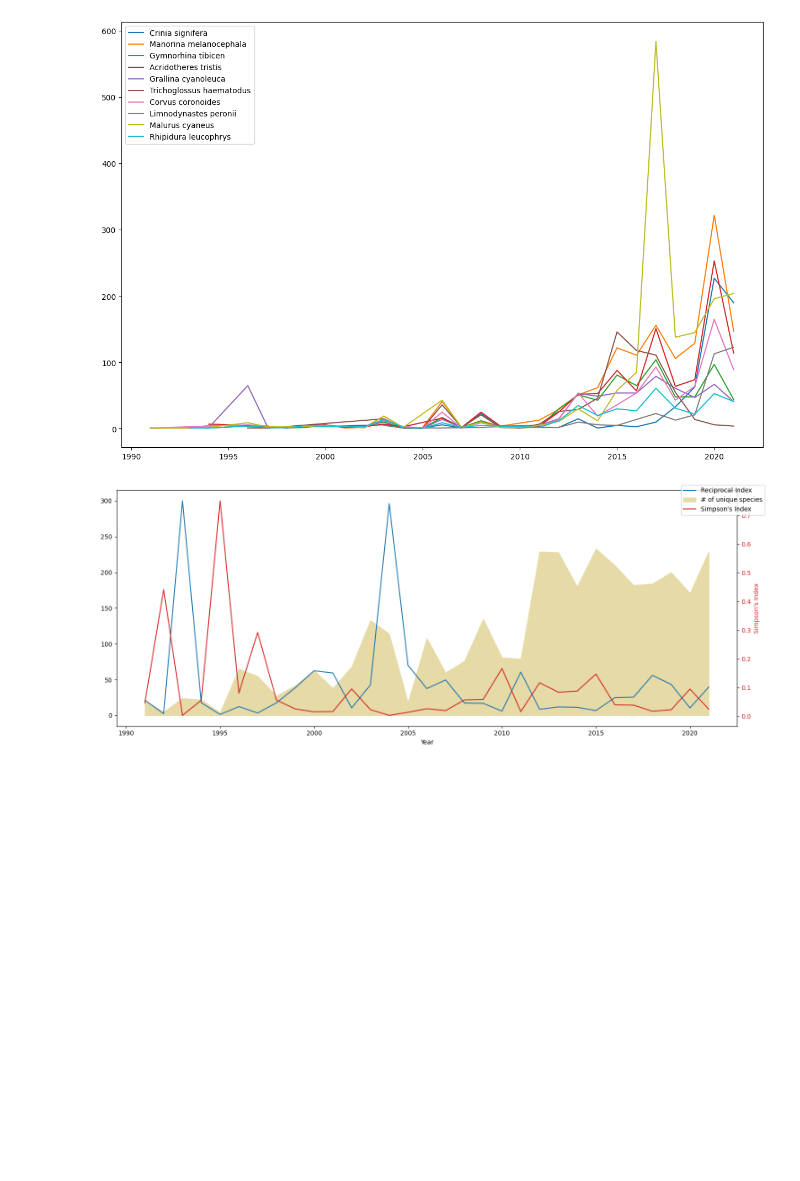
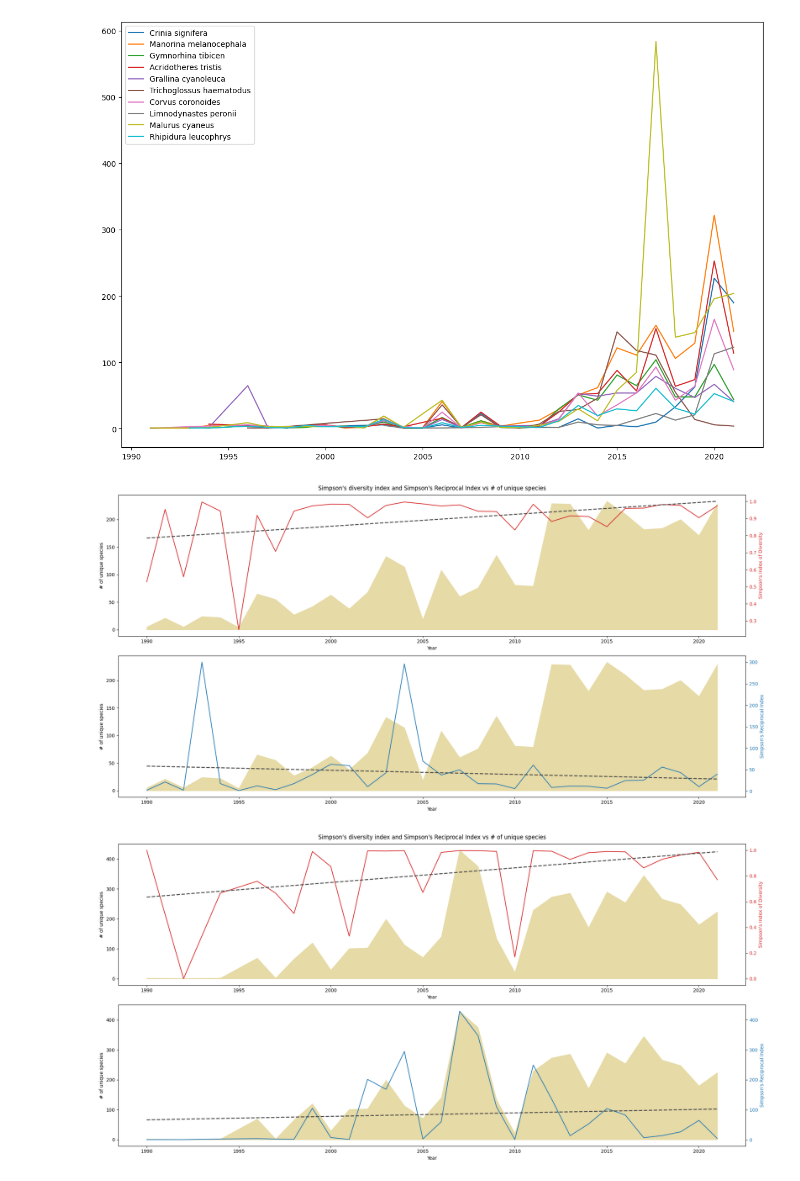
Before and after one commit to ninnzz/savekoalaplease, a Jupyter notebook: process.ipynb, the cells around one changed output. Drawn from its saved outputs; the diff is of its cells as text; code cells hidden in the pictures; blank space fills up the shorter version.

Commit message:
added new visualization

```diff
--- a/process.ipynb
+++ b/process.ipynb
@@ -152,5 +154,5 @@ plt.show()
 # %%
-start_date = "1991-1-1"
+start_date = "1990-1-1"
 end_date = "2021-12-31"
 
 def get_date_bounded(df, start_date, end_date):
@@ -193,50 +195,74 @@ def get_species_divserity_score(df):
     https://geographyfieldwork.com/Simpson'sDiversityIndex.htm
 
     Will use Simpson's Reciprocal Index and Simpson's index
     - its easier to understand, score range is 1-N where N is total number of species
     - not affected by rare species count
     N(N-1) / sum(n(n-1))
     """
     year_range = df.date_clean.dt.year.unique()
     yoy_index = []
 #     a = [1, 2, 10, 1, 1]
 #     b = [4, 5, 6]
 #     for year in [2001, 2002]:
 
     for year in year_range:
         _count = df[df.date_clean.dt.year == year].final_count.groupby([df.species]).agg("sum").values
         _total = 0
         for v in _count:
             _total += v * (v-1)
 
         _n = sum(_count)
         index = _total / ((_n * (_n - 1)) or 1)
         r_index = 1 / (index or 1)
         # print(year ,len(_count), _total)
         # Return year, index, and total # of species, # total num of organism
-        yoy_index.append((year, index, r_index, len(_count), _n))
+        yoy_index.append((year, 1 - index, r_index, len(_count), _n))
     return np.array(sorted(yoy_index))
+
+def display_simpsons_index(data):
+    """
+    Shows a graph of unique species count vs simpsons index and reciprocal index
+    """
+    fig, (ax1, ax2) = plt.subplots(2, figsize=(20,10))
+    ax1.set_xlabel("Year")
+    ax2.set_xlabel("Year")
+
+    ax1.fill_between(data[:, 0], data[:, 3], color="#E6DAA6", label="# of unique species")
+    _ax1 = ax1.twinx()
+    _ax1.set_ylabel("Simpson's Index of Diversity", color="tab:red")  # we already handled the x-label with ax1
+    _ax1.plot(data[:, 0], data[:, 1], color="tab:red", label="Simpson's Index of Diversity")
+    ax1.set_ylabel("# of unique species")
+    _ax1.tick_params(axis='y', labelcolor="tab:red")
+
+    # add trend line
+    z = np.polyfit(data[:, 0], data[:, 1], 1)
+    p = np.poly1d(z)
+    _ax1.plot(data[:, 0], p(data[:, 0]), color="#4a4a4a", linewidth=2, linestyle="--")
+
+    ax2.fill_between(data[:, 0], data[:, 3], color="#E6DAA6", label="# of unique species")
+    _ax2 = ax2.twinx()
+    _ax2.set_ylabel("Simpson's Reciprocal Index", color="tab:blue")  # we already handled the x-label with ax1
+    _ax2.plot(data[:, 0], data[:, 2], color="tab:blue", label="Simpson's Reciprocal Index)")
+    ax2.set_ylabel("# of unique species")
+    _ax2.tick_params(axis='y', labelcolor="tab:blue")
+
+    # add trend line
+    z = np.polyfit(data[:, 0], data[:, 2], 1)
+    p = np.poly1d(z)
+    _ax2.plot(data[:, 0], p(data[:, 0]), color="#4a4a4a", linewidth=2, linestyle="--")
+
+
+#     fig.legend()
+    fig.suptitle("Simpson's diversity index and Simpson's Reciprocal Index vs # of unique species")
+    fig.tight_layout()  # otherwise the right y-label is slightly clipped
+    plt.show()
 
 animal_index = get_species_divserity_score(a_bdf)
 plant_index = get_species_divserity_score(p_bdf)
 
-
-fig, ax1 = plt.subplots(figsize=(15,6))
-ax1.set_xlabel("Year")
-ax1.plot(animal_index[:, 0], animal_index[:, 2], label="Reciprocal Index")
-ax1.fill_between(animal_index[:, 0], animal_index[:, 3], color="#E6DAA6", label="# of unique species")
-ax2 = ax1.twinx()
-
-ax2.set_ylabel("Simpson's Index", color=color)  # we already handled the x-label with ax1
-ax2.plot(animal_index[:, 0], animal_index[:, 1], color="tab:red", label="Simpson's Index")
-ax2.tick_params(axis='y', labelcolor=color)
-
-fig.legend()
-fig.tight_layout()  # otherwise the right y-label is slightly clipped
-plt.show()
-
-
-# make two twin plots instead
+display_simpsons_index(animal_index)
+display_simpsons_index(plant_index)
 # %% [output]
-[figure, old version]
+[figure, new version]
+[figure, added]
 # %%
```
Also changed, not shown: parts of 12 cells of this notebook.
